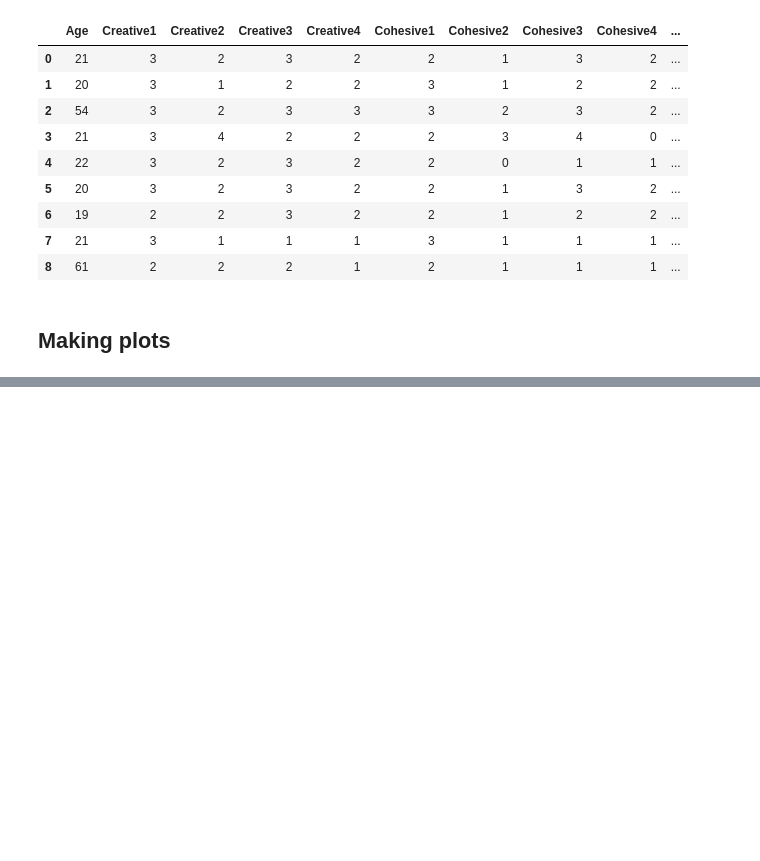
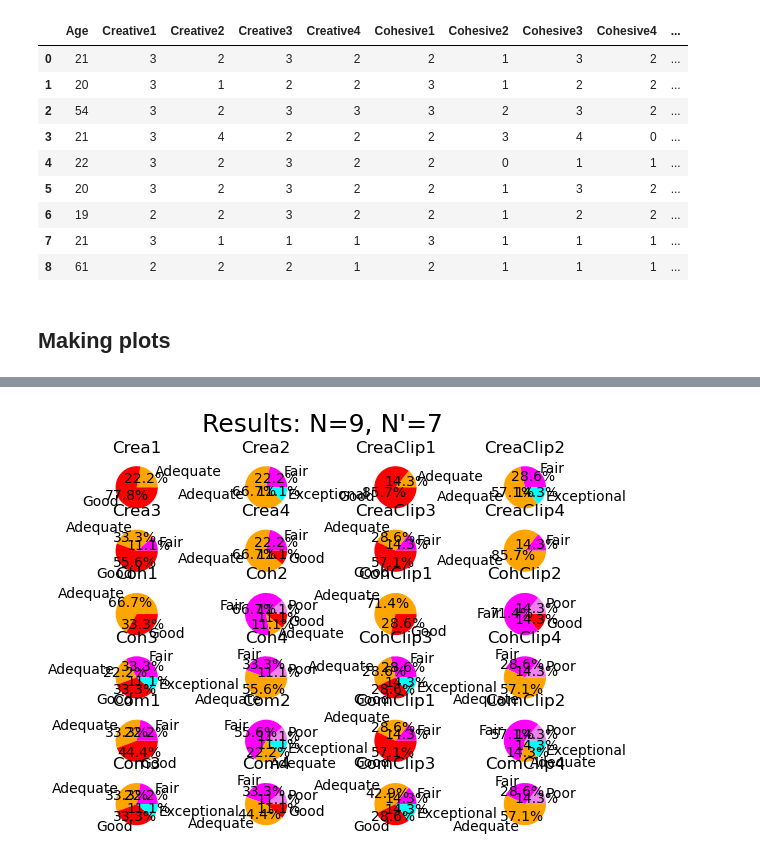
Before and after one commit to oscars47/Literary-RNN, a Jupyter notebook: data vis/datavis.ipynb, the cells around one changed output, grey strips where cells are left out. Drawn from its saved outputs; the diff is of its cells as text; code cells hidden in the pictures; blank space fills up the shorter version.

Commit message:
updated data vis

```diff
--- a/data vis/datavis.ipynb
+++ b/data vis/datavis.ipynb
@@ -210,0 +212,90 @@ make_all_plots(data_clean_restricted, ['CreaClip', 'CohClip', 'ComClip'])
+# %%
+# combine all plots
+figure, axis = plt.subplots(6, 4)
+
+colors = {'Poor': 'violet',
+        'Fair': 'magenta',
+        'Adequate': 'Orange',
+        'Good': 'Red',
+        'Exceptional': 'Cyan'}
+
+
+data_ls=[[data_clean['Creative1'].to_list(), data_clean['Creative2'].to_list(), data_clean_restricted['Creative1'].to_list(), data_clean_restricted['Creative2'].to_list()],
+[data_clean['Creative3'].to_list(), data_clean['Creative4'].to_list(), data_clean_restricted['Creative3'].to_list(), data_clean_restricted['Creative4'].to_list()],
+[data_clean['Cohesive1'].to_list(), data_clean['Cohesive2'].to_list(), data_clean_restricted['Cohesive1'].to_list(), data_clean_restricted['Cohesive2'].to_list()],
+[data_clean['Cohesive3'].to_list(), data_clean['Cohesive4'].to_list(), data_clean_restricted['Cohesive3'].to_list(), data_clean_restricted['Cohesive4'].to_list()],
+[data_clean['Compelling1'].to_list(), data_clean['Compelling2'].to_list(), data_clean_restricted['Compelling1'].to_list(), data_clean_restricted['Compelling2'].to_list()],
+[data_clean['Compelling3'].to_list(), data_clean['Compelling4'].to_list(), data_clean_restricted['Compelling3'].to_list(), data_clean_restricted['Compelling4'].to_list()]]
+
+name_ls = [['Crea1', 'Crea2', 'CreaClip1', 'CreaClip2'],
+['Crea3', 'Crea4', 'CreaClip3', 'CreaClip4'],
+['Coh1', 'Coh2', 'CohClip1', 'CohClip2'],
+['Coh3', 'Coh4', 'CohClip3', 'CohClip4'],
+['Com1', 'Com2', 'ComClip1', 'ComClip2'],
+['Com3', 'Com4', 'ComClip3', 'ComClip4']]
+
+for j in range(len(data_ls)):
+    ls = data_ls[j]
+    list1 = ls[0]
+    list2 = ls[1]
+    list3 = ls[2]
+    list4 = ls[3]
+
+    name = name_ls[j]
+    text1 = name[0]
+    text2 =name[1]
+    text3=name[2]
+    text4=name[3]
+
+    # get unique
+    list1_unique = set(list1)
+    list1_labels = []
+    list1_count = []
+    for uni in list1_unique:
+        list1_count.append(list1.count(uni))
+        list1_labels.append(ratings_key[uni])
+
+    axis[j, 0].pie(list1_count, labels=list1_labels, autopct=autopct_format(list1), colors=[colors[key] for key in list1_labels])
+    axis[j,0].set_title(text1)
+
+    # get unique
+    list2_unique = set(list2)
+    list2_labels = []
+    list2_count = []
+    for uni in list2_unique:
+        list2_count.append(list2.count(uni))
+        list2_labels.append(ratings_key[uni])
+
+    print(len(list2_labels))
+
+    axis[j, 1].pie(list2_count, labels=list2_labels, autopct=autopct_format(list2), colors=[colors[key] for key in list2_labels])
+    axis[j,1].set_title(text2)
+
+    # get unique
+    list3_unique = set(list3)
+    list3_labels = []
+    for label in list3_unique:
+        list3_labels.append(ratings_key[label])
+    list3_count = []
+    for uni in list3_unique:
+        list3_count.append(list3.count(uni))
+
+    axis[j, 2].pie(list3_count, labels=list3_labels, autopct=autopct_format(list3), colors=[colors[key] for key in list3_labels])
+    axis[j,2].set_title(text3)
+
+    # get unique
+    list4_unique = set(list4)
+    list4_labels = []
+    for label in list4_unique:
+        list4_labels.append(ratings_key[label])
+    list4_count = []
+    for uni in list4_unique:
+        list4_count.append(list4.count(uni))
+
+    axis[j,3].pie(list4_count, labels=list4_labels, autopct=autopct_format(list4), colors=[colors[key] for key in list4_labels])
+    axis[j,3].set_title(text4)
+
+figure.suptitle('Results: N='+str(len(data_ls[0][0])) + ", N'="+str(len(data_ls[0][2])), fontsize=18)
+plt.savefig('complete_results.jpeg')
+plt.show()
+# %% [output]
@@ -210,0 +308 @@ make_all_plots(data_clean_restricted, ['CreaClip', 'CohClip', 'ComClip'])
+[figure, added]
```
Also changed, not shown: parts of 6 cells of this notebook, 13 other files.
